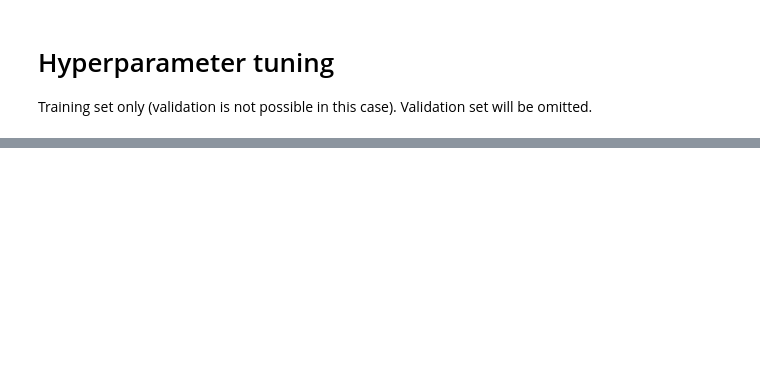
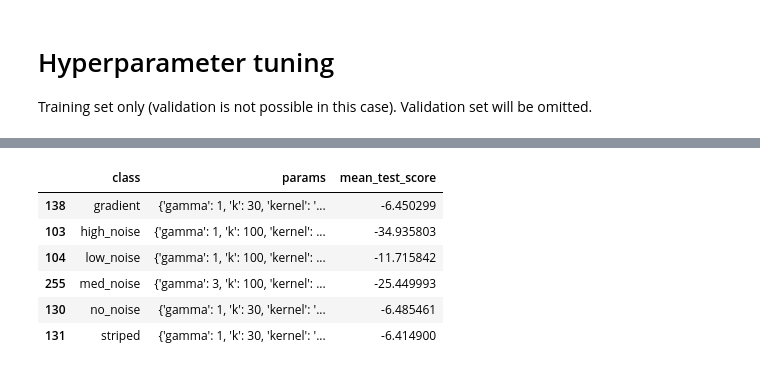
Before and after one commit to akapet00/normal-estimation, a Jupyter notebook: estimator/train.ipynb, the cells around one changed output, grey strips where cells are left out. Saved outputs shown, nothing was run; the diff lists cells and outputs as text; code cells hidden in the pictures; blank space fills up the shorter version.

```diff
--- a/estimator/train.ipynb
+++ b/estimator/train.ipynb
@@ -138,0 +210,14 @@ df_grid_res.loc[
+# %%
+# params with the mean RMS angle error closest to zero (highest in this case)
+# should be extracted for test set
+idx_max = df_grouped.groupby('class')['mean_test_score'].idxmax()
+df_param_opt = df_grouped.loc[idx_max][['class', 'params', 'mean_test_score']]
+df_param_opt
+# %% [output]
+|  | class | params | mean_test_score |
+| 138 | gradient | {'gamma': 1, 'k': 30, 'kernel': '... | -6.450299 |
+| 103 | high_noise | {'gamma': 1, 'k': 100, 'kernel': ... | -34.935803 |
+| 104 | low_noise | {'gamma': 1, 'k': 100, 'kernel': ... | -11.715842 |
+| 255 | med_noise | {'gamma': 3, 'k': 100, 'kernel': ... | -25.449993 |
+| 130 | no_noise | {'gamma': 1, 'k': 30, 'kernel': '... | -6.485461 |
+| 131 | striped | {'gamma': 1, 'k': 30, 'kernel': '... | -6.414900 |
```
Also changed, not shown: parts of 14 cells of this notebook, 1 other file.
